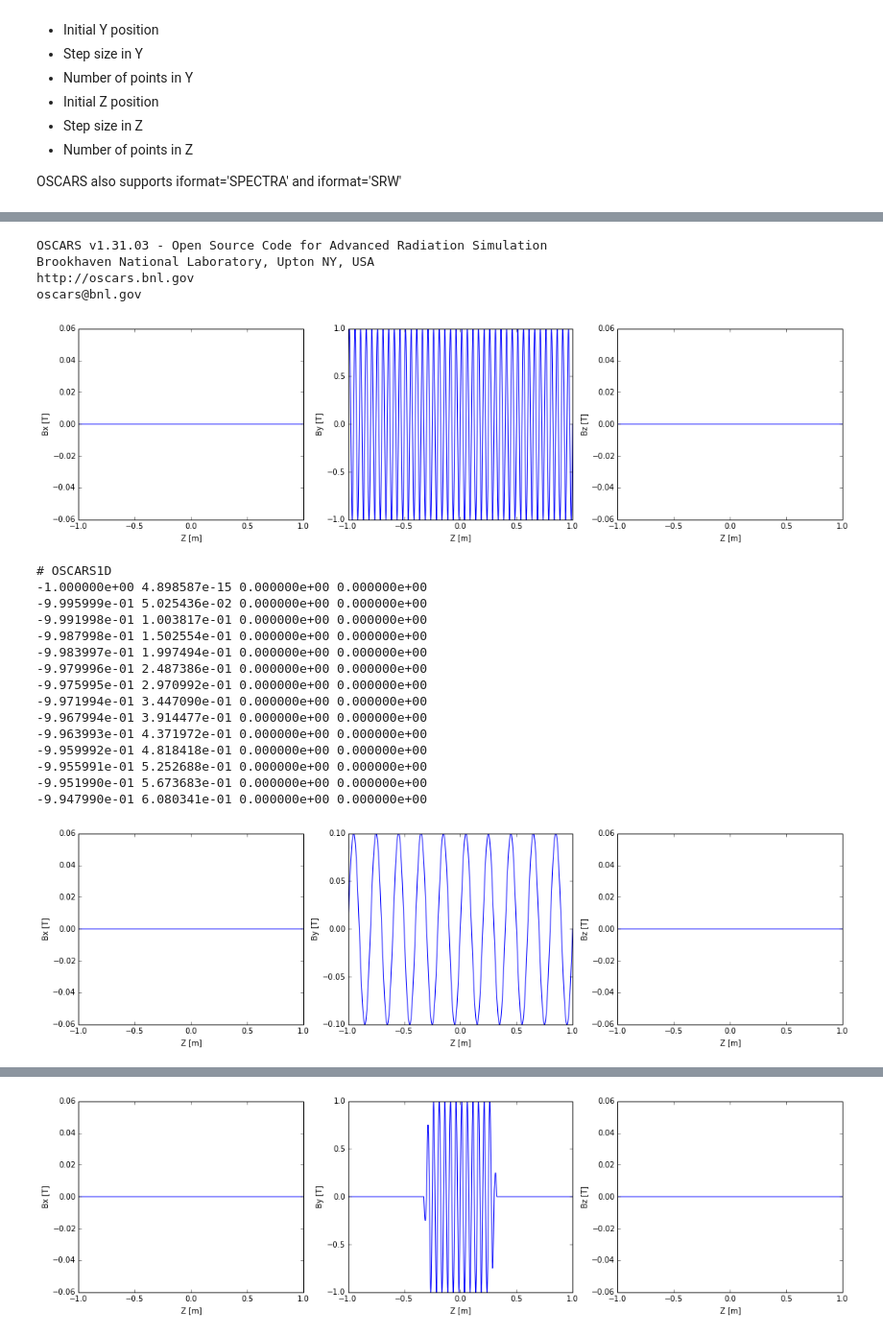
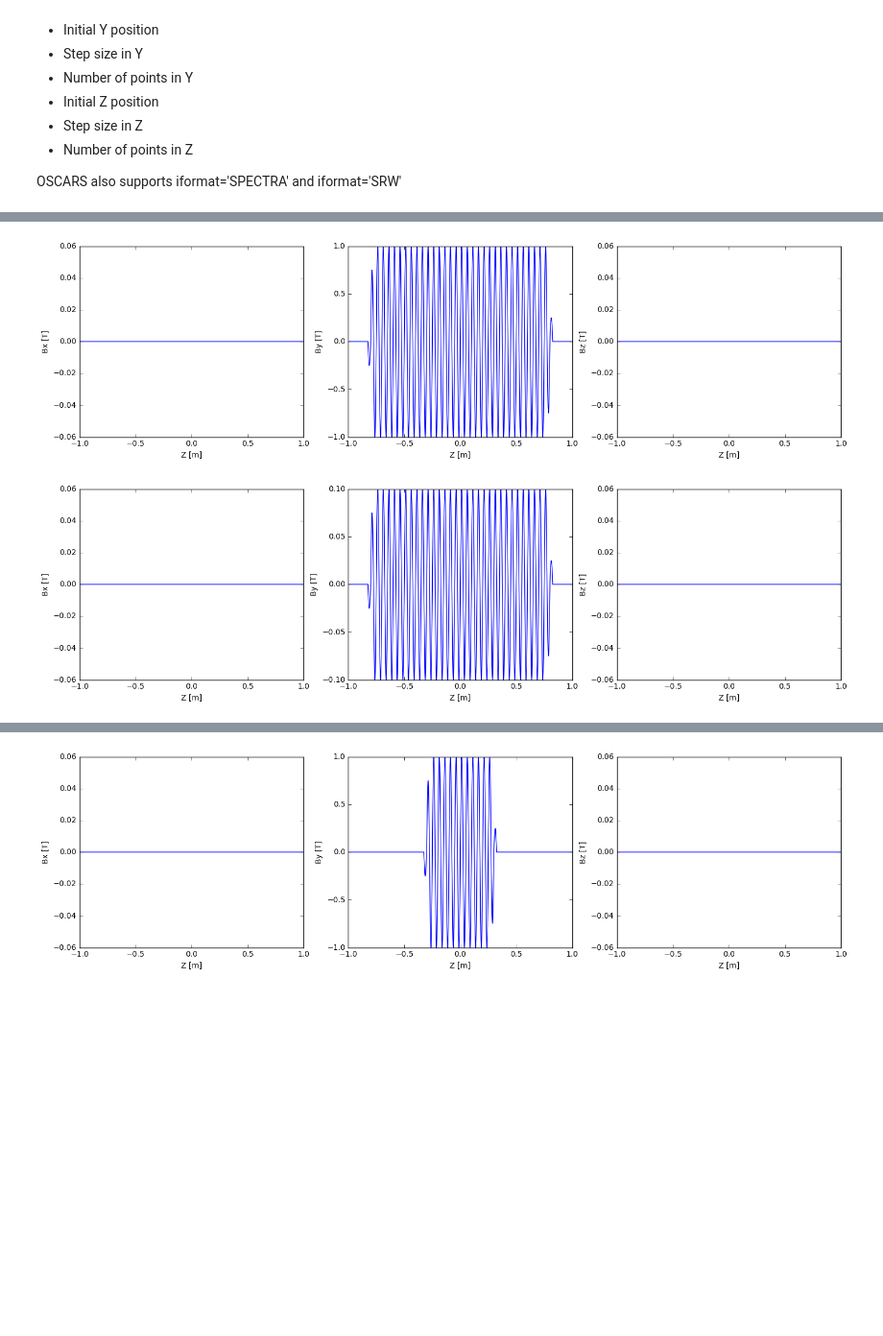
Before and after one commit to dhidas-bnl-gov/SRSOriginal, a Jupyter notebook: Examples/AllAbout_MagneticFields.ipynb, the cells around one changed output, grey strips where cells are left out. Shown at 96% size. Drawn from its saved outputs; the diff is of its cells as text; code cells hidden in the pictures; blank space fills up the shorter version.

```diff
--- a/Examples/AllAbout_MagneticFields.ipynb
+++ b/Examples/AllAbout_MagneticFields.ipynb
@@ -179,21 +181,17 @@ OSCARS also supports iformat='SPECTRA' and iformat='SRW'
 # It will be plotted before and after the import
 
 # Create an undulator field
-osc.clear_bfields()
-osc.add_bfield_undulator(bfield=[1, 0, 0], period=[0, 0, 0.050], nperiods=11)
-plot_bfield(osc, -1, 1, axis='Z')
+osr.clear_bfields()
+osr.add_bfield_undulator(bfield=[1, 0, 0], period=[0, 0, 0.050], nperiods=11)
+plot_bfield(osr, -1, 1, axis='Z')
 
 # Now write the field to a file
-osc.write_bfield(ofile='AAMagneticFields_OSCARS.dat', oformat='OSCARS', xlim=[-1, 1], nx=2, ylim=[-1, 1], ny=2, zlim=[-1, 1], nz=5000)
-
-# Print a bit of the file so you can see it
-with open("AAMagneticFields_OSCARS.dat") as myfile:
-    for i in range(15): print next(myfile),
+osr.write_bfield(ofile='AAMagneticFields_OSCARS.dat', oformat='OSCARS', xlim=[-1, 1], nx=2, ylim=[-1, 1], ny=2, zlim=[-1, 1], nz=5000)
 
 
 # Clear fields and import the field from the file created above
-osc.clear_bfields()
-osc.add_bfield_file(ifile='AAMagneticFields_OSCARS.dat', iformat='OSCARS')
+osr.clear_bfields()
+osr.add_bfield_file(ifile='AAMagneticFields_OSCARS.dat', iformat='OSCARS')
 
-plot_bfield(osc, -1, 1, axis='Z')
+plot_bfield(osr, -1, 1, axis='Z')
 # %% [output]
@@ -217,53 +200,20 @@ plot_bfield(osc, -1, 1, axis='Z')
 # %%
-# matplotlib plots inline
-%matplotlib inline
-
-# Import the OSCARS and helper modules
-import OSCARS
-from OSCARSPlotsMPL import *
-
-osc = OSCARS.OSCARS()
-
 # To illustrate the basic 1D format let's create a data file, then import it.
 # It will be plotted before and after the import
 
 # Create an undulator field
-osc.clear_bfields()
-osc.add_bfield_undulator(bfield=[0, 1, 0], period=[0, 0, 0.05], nperiods=101)
-plot_bfield(osc, -1, 1, axis='Z')
+osr.clear_bfields()
+osr.add_bfield_undulator(bfield=[0, 1, 0], period=[0, 0, 0.05], nperiods=31)
+plot_bfield(osr, -1, 1, axis='Z')
 
 # Now write the field to a file
-osc.write_bfield(ofile='AAMagneticFields_OSCARS1D.dat', oformat='OSCARS1D Z By Bx Bz', zlim=[-1, 1], nz=5000)
+osr.write_bfield(ofile='AAMagneticFields_OSCARS1D.dat', oformat='OSCARS1D Z By Bx Bz', zlim=[-1, 1], nz=5000)
 
-# Print a bit of the file so you can see it
-with open("AAMagneticFields_OSCARS1D.dat") as myfile:
-    for i in range(15): print next(myfile),
+# Clear fields and import the field from the file created above, additionally you can scale the input
+osr.clear_bfields()
+osr.add_bfield_file(ifile='AAMagneticFields_OSCARS1D.dat', iformat='OSCARS1D Z By Bx Bz', scale=[1, 0.1])
 
-
-# Clear fields and import the field from the file created above
-osc.clear_bfields()
-osc.add_bfield_file(ifile='AAMagneticFields_OSCARS1D.dat', iformat='OSCARS1D Z By Bx Bz', scale=[4, 0.1])
-
-plot_bfield(osc, -1, 1, axis='Z')
+plot_bfield(osr, -1, 1, axis='Z')
 # %% [output]
-OSCARS v1.31.03 - Open Source Code for Advanced Radiation Simulation
-Brookhaven National Laboratory, Upton NY, USA
-http://oscars.bnl.gov
-oscars@bnl.gov
-[figure, old version]
+[figure, new version]
-# OSCARS1D
--1.000000e+00 4.898587e-15 0.000000e+00 0.000000e+00
--9.995999e-01 5.025436e-02 0.000000e+00 0.000000e+00
--9.991998e-01 1.003817e-01 0.000000e+00 0.000000e+00
--9.987998e-01 1.502554e-01 0.000000e+00 0.000000e+00
--9.983997e-01 1.997494e-01 0.000000e+00 0.000000e+00
--9.979996e-01 2.487386e-01 0.000000e+00 0.000000e+00
--9.975995e-01 2.970992e-01 0.000000e+00 0.000000e+00
--9.971994e-01 3.447090e-01 0.000000e+00 0.000000e+00
--9.967994e-01 3.914477e-01 0.000000e+00 0.000000e+00
--9.963993e-01 4.371972e-01 0.000000e+00 0.000000e+00
--9.959992e-01 4.818418e-01 0.000000e+00 0.000000e+00
--9.955991e-01 5.252688e-01 0.000000e+00 0.000000e+00
--9.951990e-01 5.673683e-01 0.000000e+00 0.000000e+00
--9.947990e-01 6.080341e-01 0.000000e+00 0.000000e+00
-[figure, old version]
+[figure, new version]
```
Also changed, not shown: parts of 21 cells of this notebook, 32 other files.
